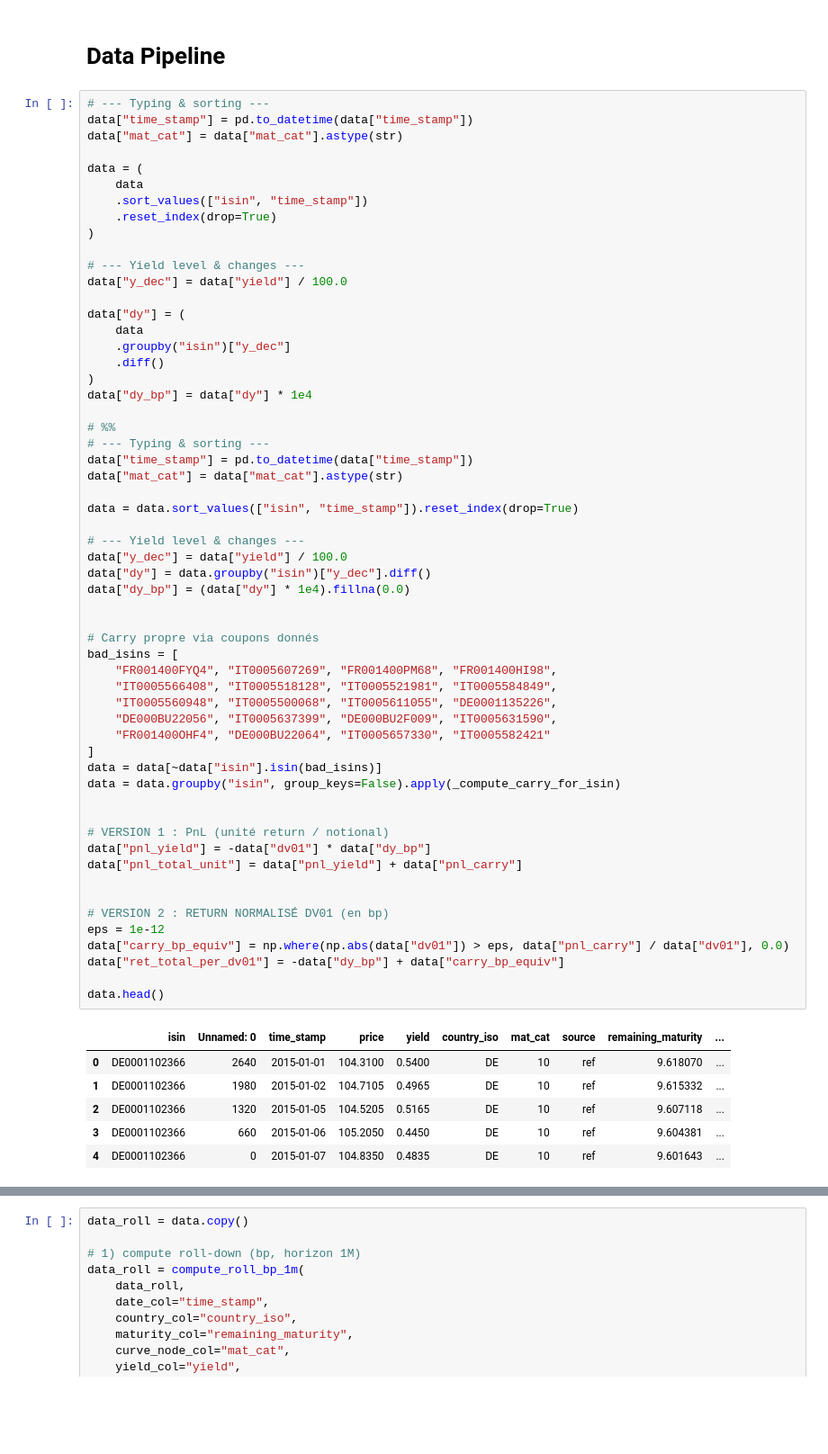
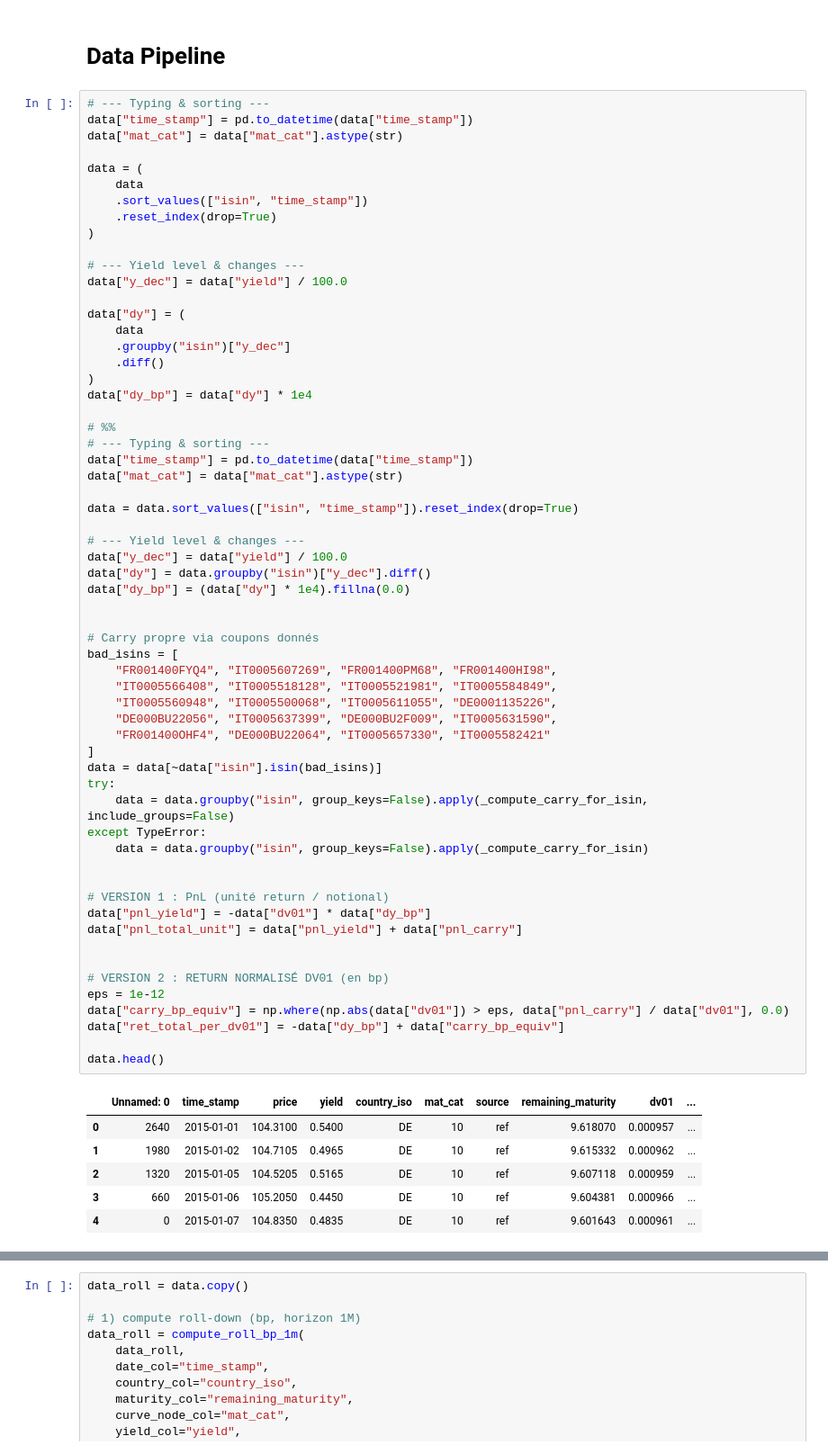
Before and after one commit to pradosth0/Markowitz_based_portfolio_allocation, a Jupyter notebook: pf_bond.ipynb, the cells around one changed output, grey strips where cells are left out. Shown at 90% size. Cells and saved outputs as stored; diff of their text form; blank space fills up the shorter version.

```diff
--- a/pf_bond.ipynb
+++ b/pf_bond.ipynb
@@ -206,37 +206,40 @@ data = data.sort_values(["isin", "time_stamp"]).reset_index(drop=True)
 
 # --- Yield level & changes ---
 data["y_dec"] = data["yield"] / 100.0
 data["dy"] = data.groupby("isin")["y_dec"].diff()
 data["dy_bp"] = (data["dy"] * 1e4).fillna(0.0)
 
 
 # Carry propre via coupons donnés
 bad_isins = [
     "FR001400FYQ4", "IT0005607269", "FR001400PM68", "FR001400HI98",
     "IT0005566408", "IT0005518128", "IT0005521981", "IT0005584849",
     "IT0005560948", "IT0005500068", "IT0005611055", "DE0001135226",
     "DE000BU22056", "IT0005637399", "DE000BU2F009", "IT0005631590",
     "FR001400OHF4", "DE000BU22064", "IT0005657330", "IT0005582421"
 ]
 data = data[~data["isin"].isin(bad_isins)]
-data = data.groupby("isin", group_keys=False).apply(_compute_carry_for_isin)
+try:
+    data = data.groupby("isin", group_keys=False).apply(_compute_carry_for_isin, include_groups=False)
+except TypeError:
+    data = data.groupby("isin", group_keys=False).apply(_compute_carry_for_isin)
 
 
 # VERSION 1 : PnL (unité return / notional)
 data["pnl_yield"] = -data["dv01"] * data["dy_bp"]
 data["pnl_total_unit"] = data["pnl_yield"] + data["pnl_carry"]
 
 
 # VERSION 2 : RETURN NORMALISÉ DV01 (en bp)
 eps = 1e-12
 data["carry_bp_equiv"] = np.where(np.abs(data["dv01"]) > eps, data["pnl_carry"] / data["dv01"], 0.0)
 data["ret_total_per_dv01"] = -data["dy_bp"] + data["carry_bp_equiv"]
 
 data.head()
 # %% [output]
-|  | isin | Unnamed: 0 | time_stamp | price | yield | country_iso | mat_cat | source | remaining_maturity | ... |
-| 0 | DE0001102366 | 2640 | 2015-01-01 | 104.3100 | 0.5400 | DE | 10 | ref | 9.618070 | ... |
-| 1 | DE0001102366 | 1980 | 2015-01-02 | 104.7105 | 0.4965 | DE | 10 | ref | 9.615332 | ... |
-| 2 | DE0001102366 | 1320 | 2015-01-05 | 104.5205 | 0.5165 | DE | 10 | ref | 9.607118 | ... |
-| 3 | DE0001102366 | 660 | 2015-01-06 | 105.2050 | 0.4450 | DE | 10 | ref | 9.604381 | ... |
-| 4 | DE0001102366 | 0 | 2015-01-07 | 104.8350 | 0.4835 | DE | 10 | ref | 9.601643 | ... |
+|  | Unnamed: 0 | time_stamp | price | yield | country_iso | mat_cat | source | remaining_maturity | dv01 | ... |
+| 0 | 2640 | 2015-01-01 | 104.3100 | 0.5400 | DE | 10 | ref | 9.618070 | 0.000957 | ... |
+| 1 | 1980 | 2015-01-02 | 104.7105 | 0.4965 | DE | 10 | ref | 9.615332 | 0.000962 | ... |
+| 2 | 1320 | 2015-01-05 | 104.5205 | 0.5165 | DE | 10 | ref | 9.607118 | 0.000959 | ... |
+| 3 | 660 | 2015-01-06 | 105.2050 | 0.4450 | DE | 10 | ref | 9.604381 | 0.000966 | ... |
+| 4 | 0 | 2015-01-07 | 104.8350 | 0.4835 | DE | 10 | ref | 9.601643 | 0.000961 | ... |
```
Also changed, not shown: parts of 5 cells of this notebook, 1 other file.
